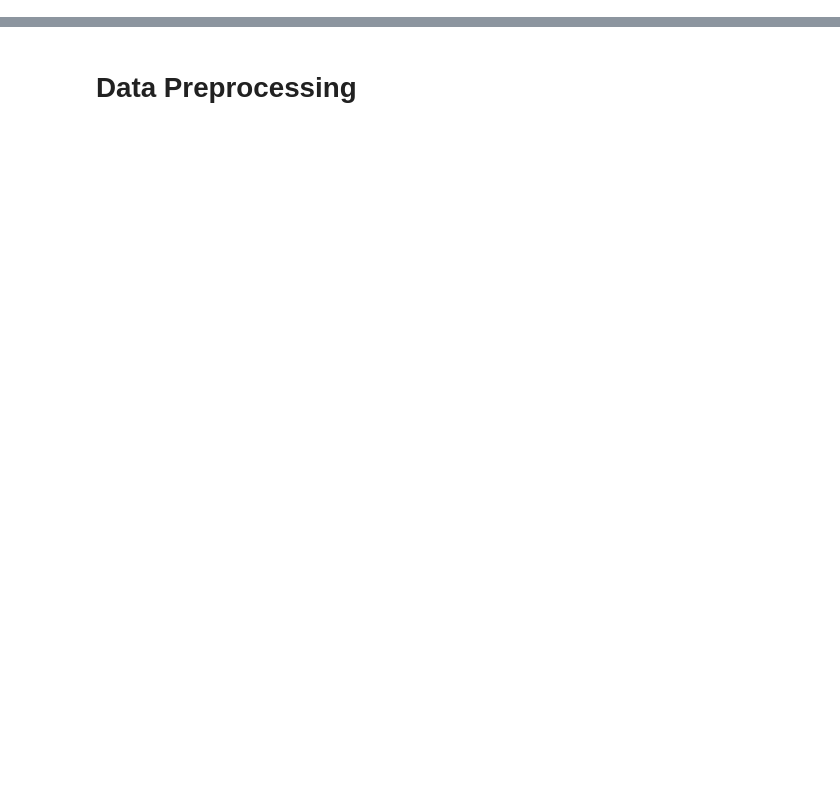
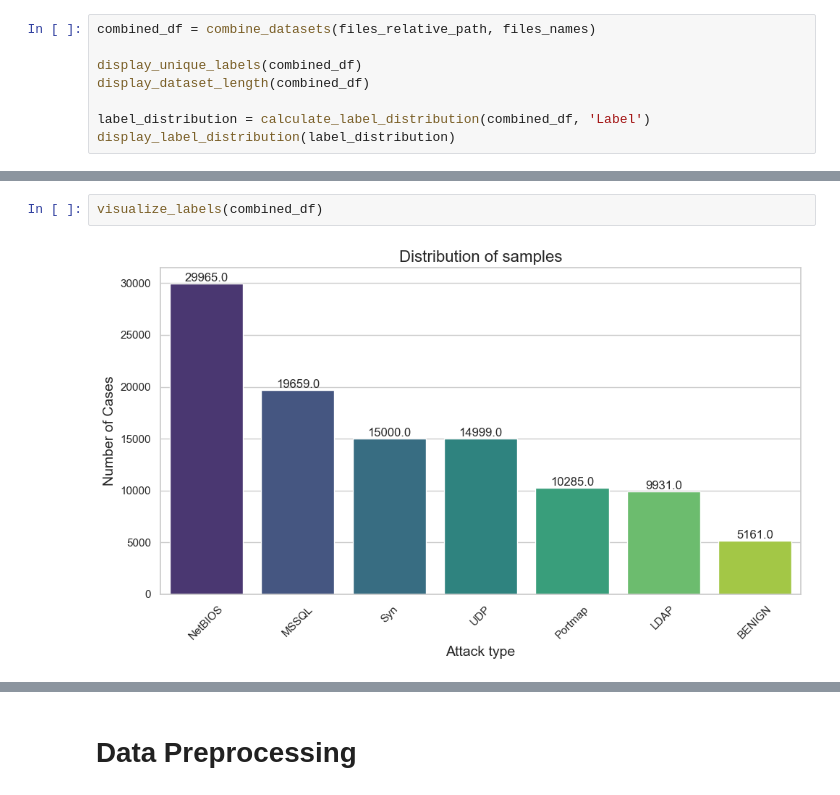
Before and after one commit to DragoBJJ/DDoS-attacks-classification, a Jupyter notebook: DDoSAttacksClassification.ipynb, the cells around one changed output, grey strips where cells are left out. Cells and saved outputs as stored; diff of their text form; blank space fills up the shorter version.

```diff
--- a/DDoSAttacksClassification.ipynb
+++ b/DDoSAttacksClassification.ipynb
@@ -58,0 +173,8 @@ len(pdData)
+# %%
+combined_df = combine_datasets(files_relative_path, files_names)
+
+display_unique_labels(combined_df)
+display_dataset_length(combined_df)
+
+label_distribution = calculate_label_distribution(combined_df, 'Label')
+display_label_distribution(label_distribution)
@@ -58,0 +198,4 @@ len(pdData)
+# %%
+visualize_labels(combined_df)
+# %% [output]
+[figure, added]
```
Also changed, not shown: parts of 27 cells of this notebook, 3 other files.
